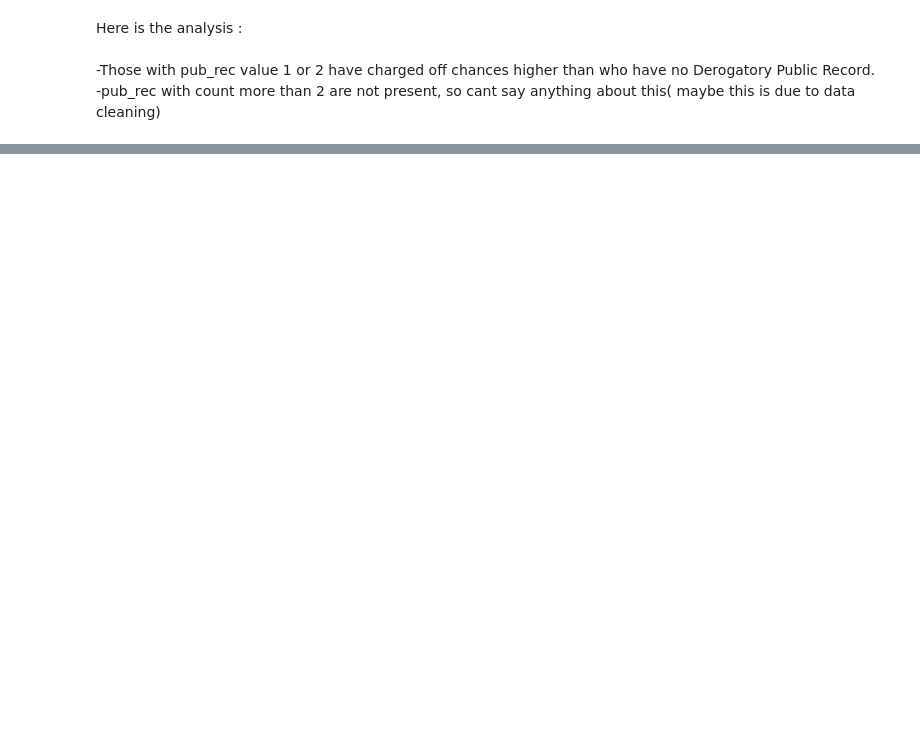
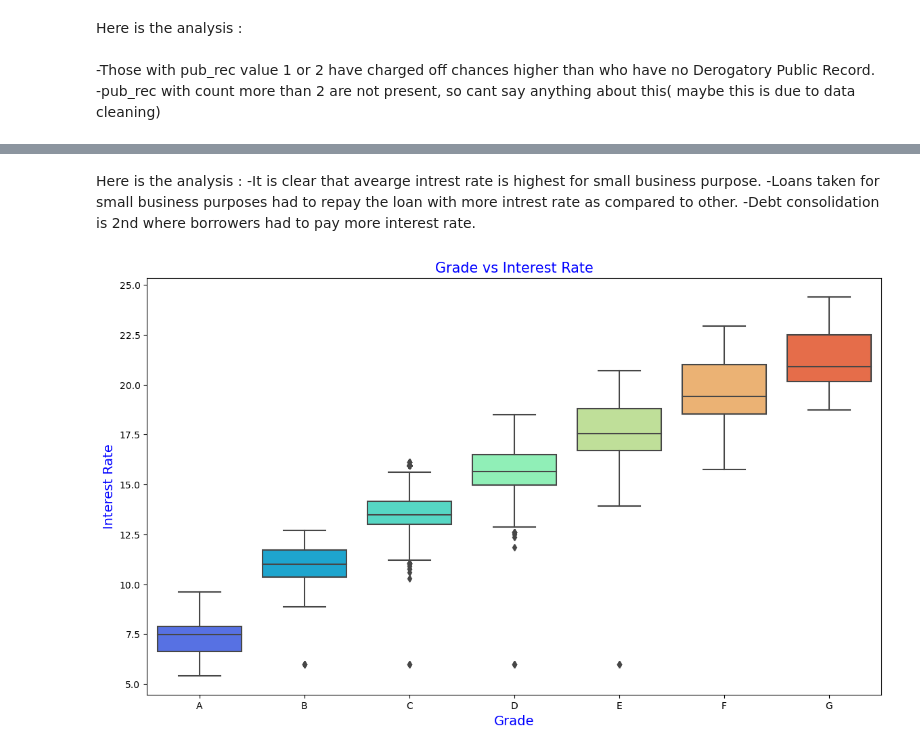
Before and after one commit to chetnapriyadarshini/Lending_Club_Case_Study_EDA, a Jupyter notebook: Group_Facilitator_Name.ipynb, the cells around one changed output, grey strips where cells are left out. Saved outputs shown, nothing was run; the diff lists cells and outputs as text; code cells hidden in the pictures; blank space fills up the shorter version.

```diff
--- a/Group_Facilitator_Name.ipynb
+++ b/Group_Facilitator_Name.ipynb
@@ -1092,0 +1118,15 @@ Here is the analysis : <br><br>
+# %% [markdown]
+Here is the analysis :
+-It is clear that avearge intrest rate is highest for small business purpose.
+-Loans taken for small business purposes had to repay the loan with more intrest rate as compared to other.
+-Debt consolidation is 2nd where borrowers had to pay more interest rate.
+# %%
+#   Grades Vs Interest Rates
+plt.figure(figsize=(14,8),facecolor='w')
+ax = sns.boxplot(y='int_rate', x='grade', data =loanData,palette='rainbow',order = 'ABCDEFG')
+ax.set_title('Grade vs Interest Rate',fontsize=15,color='b')
+ax.set_ylabel('Interest Rate',fontsize=14,color = 'b')
+ax.set_xlabel('Grade',fontsize=14,color = 'b')
+plt.show()
+# %% [output]
+[figure, added]
```
Also changed, not shown: parts of 31 cells of this notebook.
